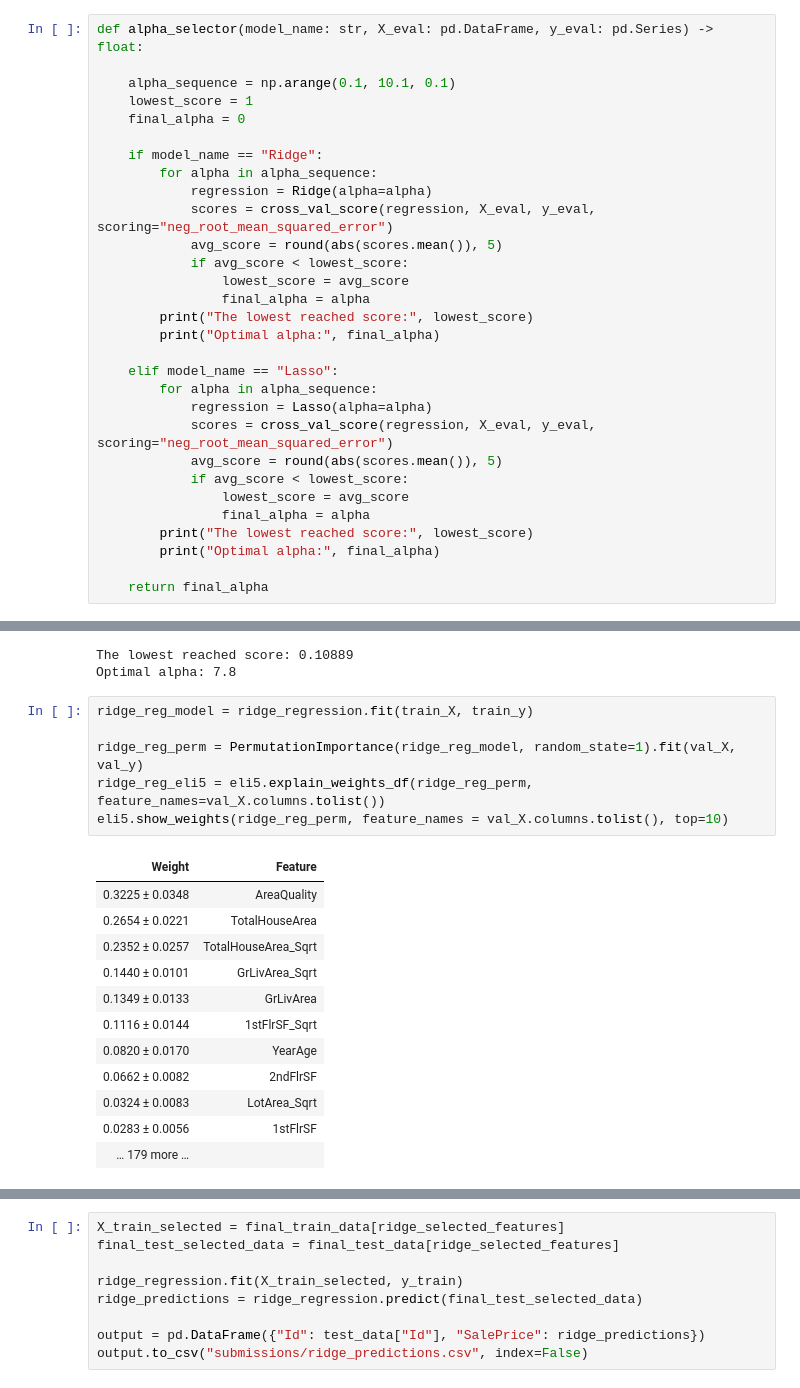
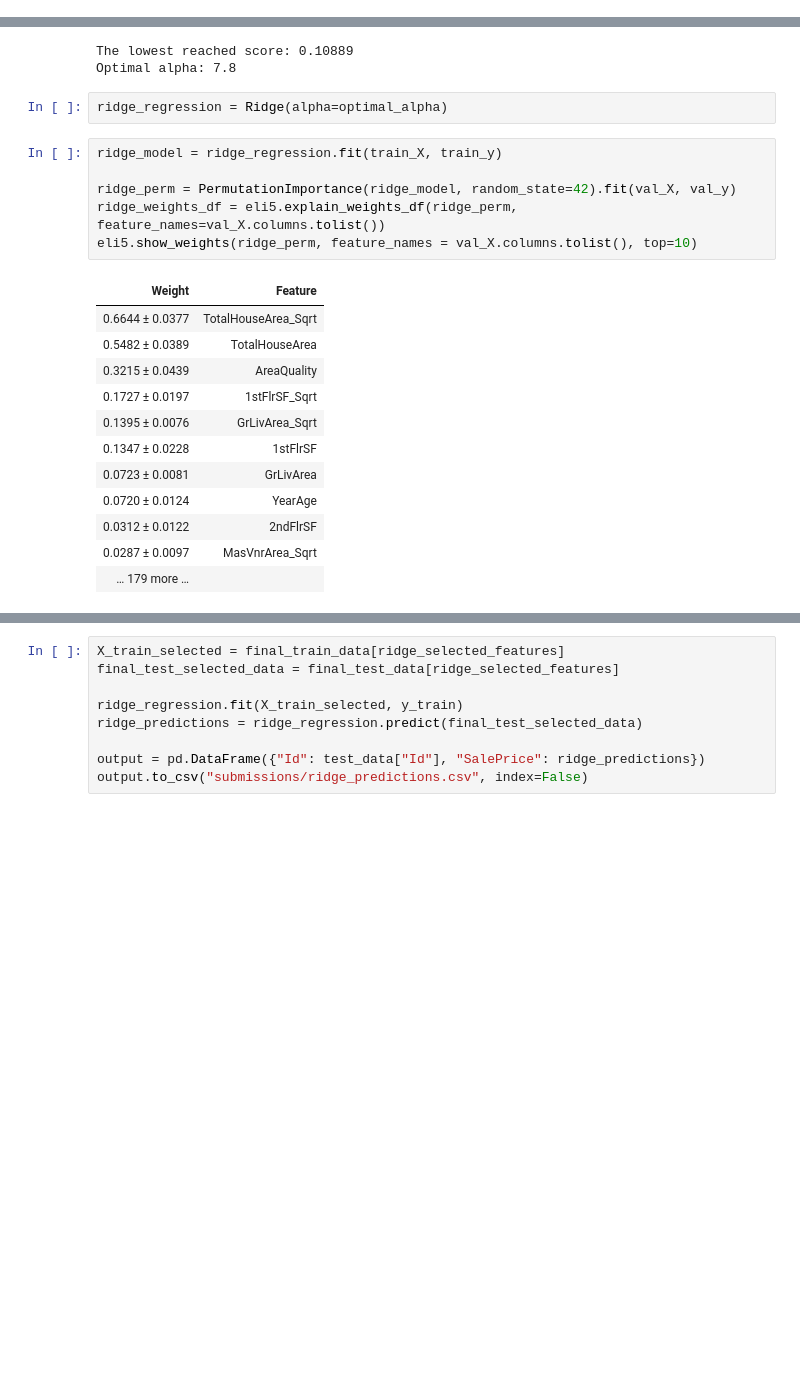
Before and after one commit to Gedas-LT/kaggle-ames-house-prices, a Jupyter notebook: predictions.ipynb, the cells around one changed output, grey strips where cells are left out. Saved outputs shown, nothing was run; the diff lists cells and outputs as text; blank space fills up the shorter version.

```diff
--- a/predictions.ipynb
+++ b/predictions.ipynb
@@ -491,57 +491,29 @@ output = pd.DataFrame({"Id": test_data["Id"], "SalePrice": linear_predictions})
 output.to_csv("submissions/linear_predictions.csv", index=False)
 # %% [markdown]
 ### Ridge regression
-# %%
-def alpha_selector(model_name: str, X_eval: pd.DataFrame, y_eval: pd.Series) -> float:
-
-    alpha_sequence = np.arange(0.1, 10.1, 0.1)
-    lowest_score = 1
-    final_alpha = 0
-
-    if model_name == "Ridge":
-        for alpha in alpha_sequence:
-            regression = Ridge(alpha=alpha)
-            scores = cross_val_score(regression, X_eval, y_eval, scoring="neg_root_mean_squared_error")
-            avg_score = round(abs(scores.mean()), 5)
-            if avg_score < lowest_score:
-                lowest_score = avg_score
-                final_alpha = alpha
-        print("The lowest reached score:", lowest_score)
-        print("Optimal alpha:", final_alpha)
-
-    elif model_name == "Lasso":
-        for alpha in alpha_sequence:
-            regression = Lasso(alpha=alpha)
-            scores = cross_val_score(regression, X_eval, y_eval, scoring="neg_root_mean_squared_error")
-            avg_score = round(abs(scores.mean()), 5)
-            if avg_score < lowest_score:
-                lowest_score = avg_score
-                final_alpha = alpha
-        print("The lowest reached score:", lowest_score)
-        print("Optimal alpha:", final_alpha)
-
-    return final_alpha
 # %%
 optimal_alpha = alpha_selector("Ridge", X_eval, y_eval)
 # %% [output]
 The lowest reached score: 0.10889
 Optimal alpha: 7.8
+# %%
+ridge_regression = Ridge(alpha=optimal_alpha)
 # %%
-ridge_reg_model = ridge_regression.fit(train_X, train_y)
+ridge_model = ridge_regression.fit(train_X, train_y)
 
-ridge_reg_perm = PermutationImportance(ridge_reg_model, random_state=1).fit(val_X, val_y)
-ridge_reg_eli5 = eli5.explain_weights_df(ridge_reg_perm, feature_names=val_X.columns.tolist())
-eli5.show_weights(ridge_reg_perm, feature_names = val_X.columns.tolist(), top=10)
+ridge_perm = PermutationImportance(ridge_model, random_state=42).fit(val_X, val_y)
+ridge_weights_df = eli5.explain_weights_df(ridge_perm, feature_names=val_X.columns.tolist())
+eli5.show_weights(ridge_perm, feature_names = val_X.columns.tolist(), top=10)
 # %% [output]
 | Weight | Feature |
-| 0.3225 ± 0.0348 | AreaQuality |
-| 0.2654 ± 0.0221 | TotalHouseArea |
-| 0.2352 ± 0.0257 | TotalHouseArea_Sqrt |
-| 0.1440 ± 0.0101 | GrLivArea_Sqrt |
-| 0.1349 ± 0.0133 | GrLivArea |
-| 0.1116 ± 0.0144 | 1stFlrSF_Sqrt |
-| 0.0820 ± 0.0170 | YearAge |
-| 0.0662 ± 0.0082 | 2ndFlrSF |
-| 0.0324 ± 0.0083 | LotArea_Sqrt |
-| 0.0283 ± 0.0056 | 1stFlrSF |
+| 0.6644 ± 0.0377 | TotalHouseArea_Sqrt |
+| 0.5482 ± 0.0389 | TotalHouseArea |
+| 0.3215 ± 0.0439 | AreaQuality |
+| 0.1727 ± 0.0197 | 1stFlrSF_Sqrt |
+| 0.1395 ± 0.0076 | GrLivArea_Sqrt |
+| 0.1347 ± 0.0228 | 1stFlrSF |
+| 0.0723 ± 0.0081 | GrLivArea |
+| 0.0720 ± 0.0124 | YearAge |
+| 0.0312 ± 0.0122 | 2ndFlrSF |
+| 0.0287 ± 0.0097 | MasVnrArea_Sqrt |
 | … 179 more … |  |
```
Also changed, not shown: parts of 66 cells of this notebook, 8 other files.
